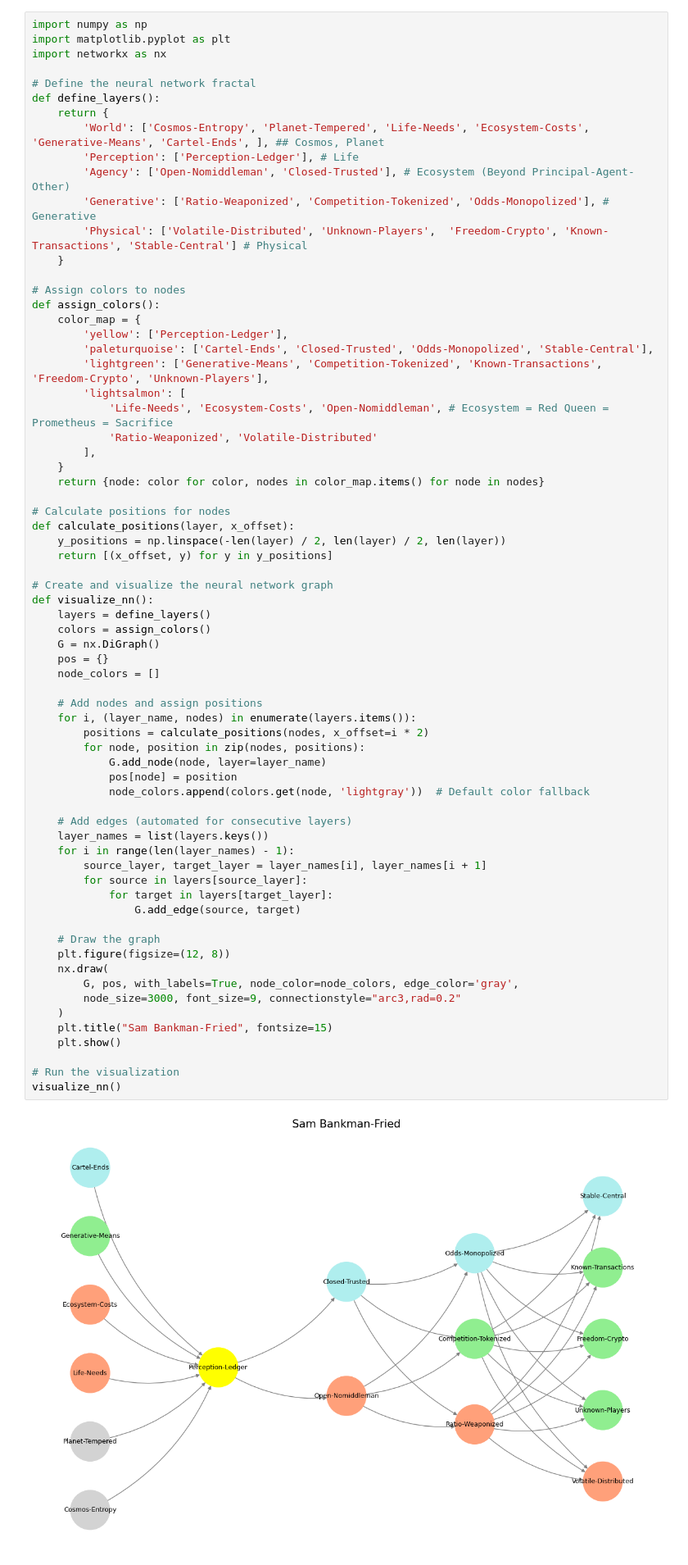
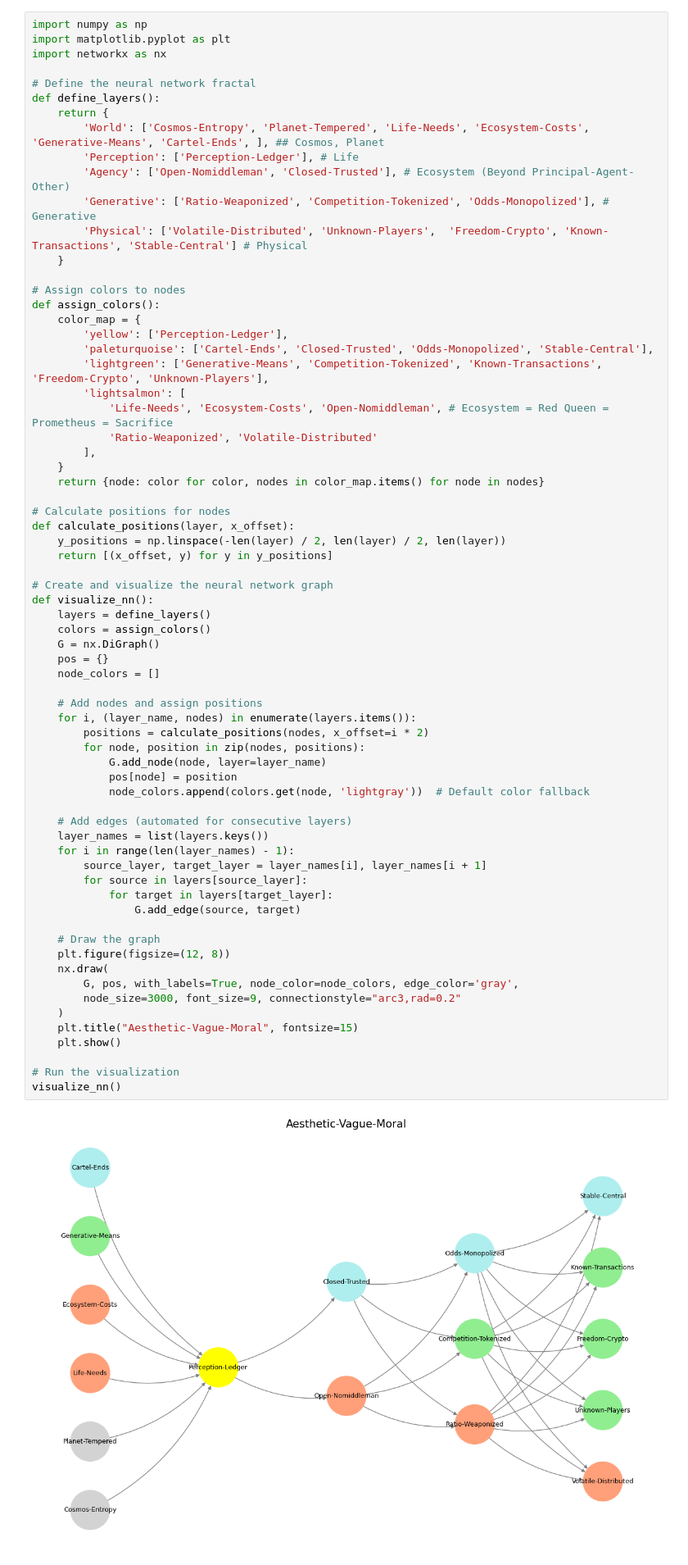
Before and after one commit to abikesa/candaceowens, a Jupyter notebook: kitabo/ensi/_build/jupyter_execute/act3/part3/part3_3.ipynb, the cells around one changed output. Shown at 82% size. Cells and saved outputs as stored; diff of their text form.

````diff
--- a/kitabo/ensi/_build/jupyter_execute/act3/part3/part3_3.ipynb
+++ b/kitabo/ensi/_build/jupyter_execute/act3/part3/part3_3.ipynb
@@ -69,35 +90,35 @@ def visualize_nn():
     pos = {}
     node_colors = []
 
     # Add nodes and assign positions
     for i, (layer_name, nodes) in enumerate(layers.items()):
         positions = calculate_positions(nodes, x_offset=i * 2)
         for node, position in zip(nodes, positions):
             G.add_node(node, layer=layer_name)
             pos[node] = position
             node_colors.append(colors.get(node, 'lightgray'))  # Default color fallback
 
     # Add edges (automated for consecutive layers)
     layer_names = list(layers.keys())
     for i in range(len(layer_names) - 1):
         source_layer, target_layer = layer_names[i], layer_names[i + 1]
         for source in layers[source_layer]:
             for target in layers[target_layer]:
                 G.add_edge(source, target)
 
     # Draw the graph
     plt.figure(figsize=(12, 8))
     nx.draw(
         G, pos, with_labels=True, node_color=node_colors, edge_color='gray',
         node_size=3000, font_size=9, connectionstyle="arc3,rad=0.2"
     )
-    plt.title("Sam Bankman-Fried", fontsize=15)
+    plt.title("Aesthetic-Vague-Moral", fontsize=15)
     plt.show()
 
 # Run the visualization
 visualize_nn()
 # %% [output]
-[figure, old version]
+[figure, new version]
 # %% [markdown]
 ```{figure} ../../figures/blanche.*
 ---
````
Also changed, not shown: parts of 3 cells of this notebook, 8 other files.
